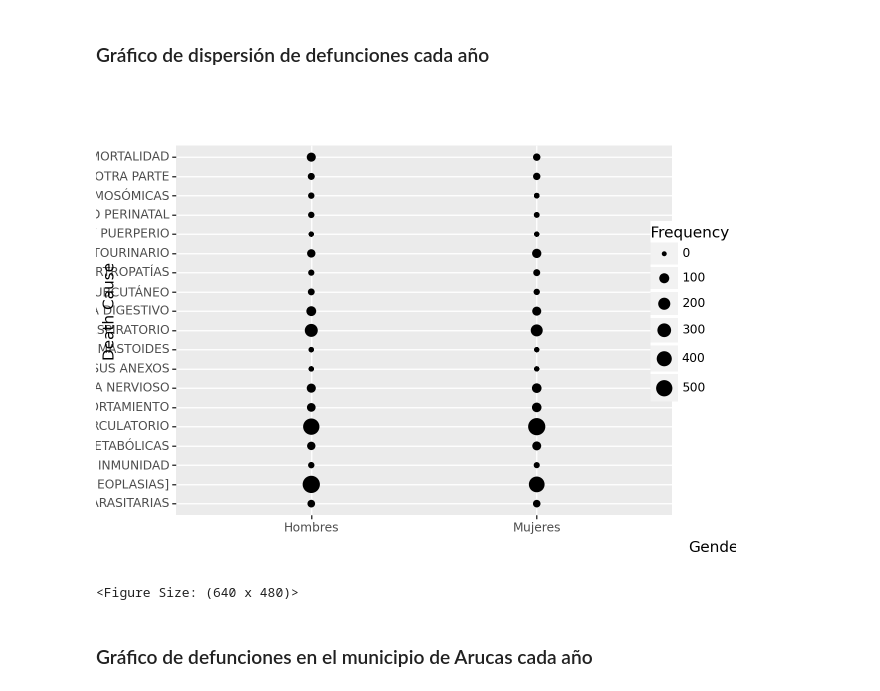
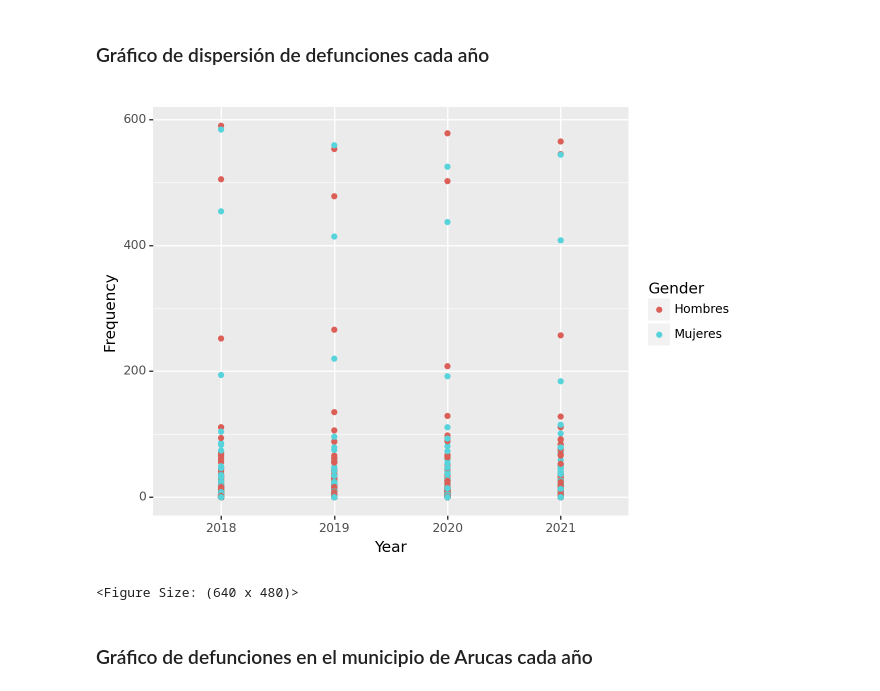
Before and after one commit to alu0101351773/VIS_practicas, a Jupyter notebook: src/jorge_cabrera_alu0101351773.ipynb, the cells around one changed output. Saved outputs shown, nothing was run; the diff lists cells and outputs as text; code cells hidden in the pictures.

```diff
--- a/src/jorge_cabrera_alu0101351773.ipynb
+++ b/src/jorge_cabrera_alu0101351773.ipynb
@@ -118,11 +118,19 @@ display(parsed_df)
 ## 3. Utilizar la librería _ggplot_ o su equivalente _plotnine_ para realizar los siguientes gráficos sobre las causas de muerte en Canarias. Indica si encuentras alguna propuesta que no recomiendes utilizar, en cuyo caso presenta una alternativa más adecuada
 # %% [markdown]
 ### Gráfico de dispersión de defunciones cada año
+# %%
+(ggplot(parsed_df, aes(x = 'Year', y = 'Frequency', color = 'Gender'))
+    + geom_point()
+)
+# %% [output]
+[figure, added]
+<Figure Size: (640 x 480)>
 # %%
-ggplot(parsed_df[parsed_df['Year'] == 2018], aes(x = 'Gender', y = 'Death Cause', size = 'Frequency')) + geom_point()
+# (ggplot(parsed_df[parsed_df['Year'] == 2018], aes(x = 'Gender', y = 'Death Cause', size = 'Frequency', color = 'Gender'))
+#     + geom_point()
+#     + theme(figure_size=(10, 5))
+#     + scale_color_manual(values=["#3bbaea", "#e7317b"])
+# )
-# %% [output]
-[figure, removed]
-<Figure Size: (640 x 480)>
 # %% [markdown]
 ### Gráfico de defunciones en el municipio de Arucas cada año
 # %% [markdown]
```
